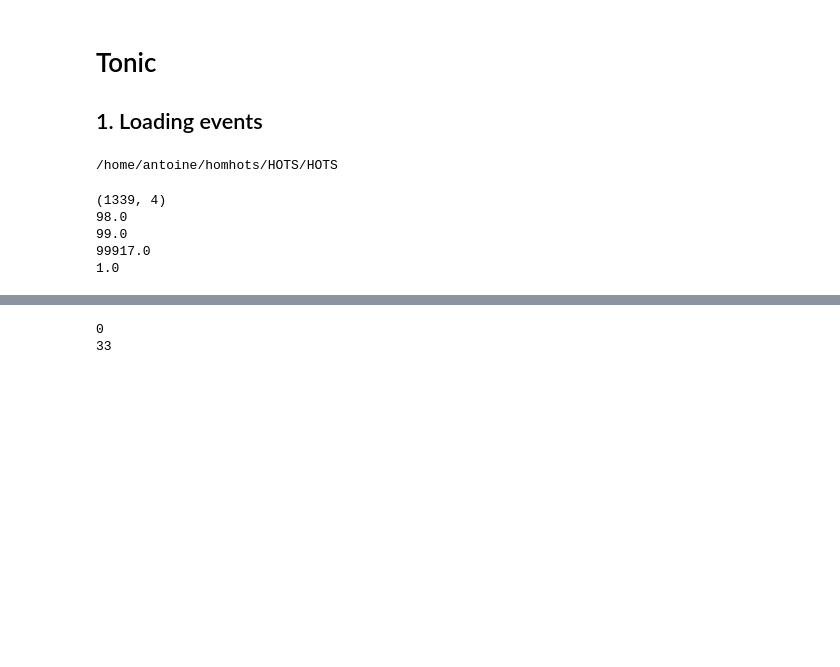
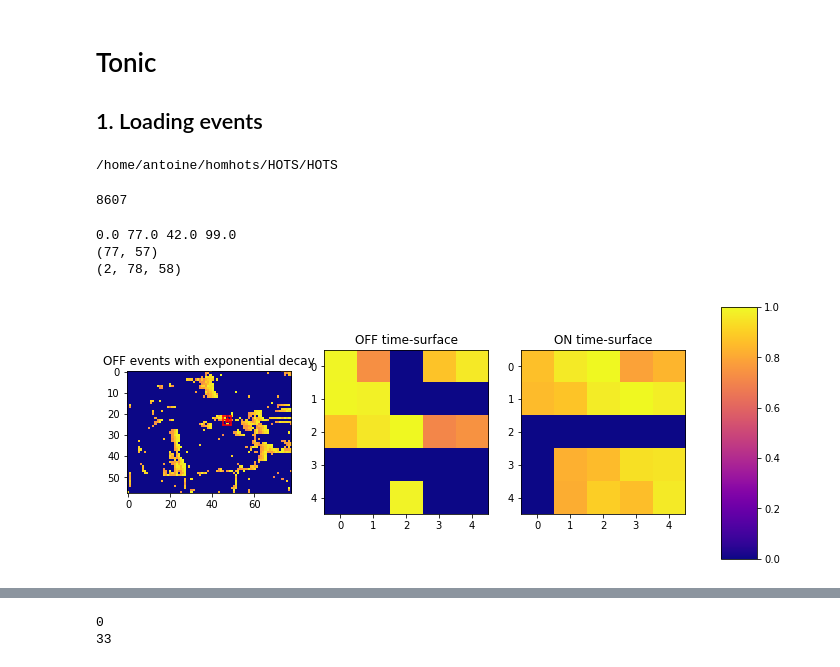
Before and after one commit to SpikeAI/HOTS, a Jupyter notebook: notebooks/tonic_tuto.ipynb, the cells around one changed output, grey strips where cells are left out. Cells and saved outputs as stored; diff of their text form; code cells hidden in the pictures; blank space fills up the shorter version.

```diff
--- a/notebooks/tonic_tuto.ipynb
+++ b/notebooks/tonic_tuto.ipynb
@@ -25,14 +28,4 @@ testloader = tonic.datasets.DataLoader(testset, batch_size=1, shuffle=True)
-# %%
-events, target = next(iter(testloader))
-
-print(events.squeeze().numpy().shape)
-print(max(events[0,:,testset.ordering.find("x")].numpy()))
-print(max(events[0,:,testset.ordering.find("y")].numpy()))
-print(max(events[0,:,testset.ordering.find("t")].numpy()))
-print(max(events[0,:,testset.ordering.find("p")].numpy()))
-# %% [output]
-(1339, 4)
-98.0
-99.0
-99917.0
-1.0
+# %%
+4396 + 4211
+# %% [output]
+8607
@@ -39,3 +47,27 @@ print(max(events[0,:,testset.ordering.find("p")].numpy()))
+# %%
+from TimeSurface import TimeSurface
+
+target_event = 1900
+SpTe = TimeSurface(R=2,tau=200000,camsize=[34,34])
+min_x, max_x = min(events[0,:,testset.ordering.find("x")].numpy()), max(events[0,:,testset.ordering.find("x")].numpy())
+min_y, max_y = min(events[0,:,testset.ordering.find("y")].numpy()), max(events[0,:,testset.ordering.find("y")].numpy())
+sensor_size = (int(max_x-min_x), int(max_y-min_y))
+print(min_x, max_x, min_y, max_y)
+print(sensor_size)
+SpTe.camsize = sensor_size
+SpTe.spatpmat = np.zeros((2,sensor_size[0]+1,sensor_size[1]+1))
+print(SpTe.spatpmat.shape)
+i = 0
+while i<target_event:
+    TS, activ = SpTe.addevent(events[0][i][testset.ordering.find("x")]-min_x,events[0][i][testset.ordering.find("y")]-min_y,events[0][i][testset.ordering.find("t")], int(events[0][i][testset.ordering.find("p")]))
+    i+=1
+
+SpTe.plote()
+# %% [output]
+0.0 77.0 42.0 99.0
+(77, 57)
+(2, 78, 58)
+[figure, added]
 # %%
 #for t in range(1,events.shape[0]):
 t = 500000
```
Also changed, not shown: parts of 6 cells of this notebook, 7 other files.
